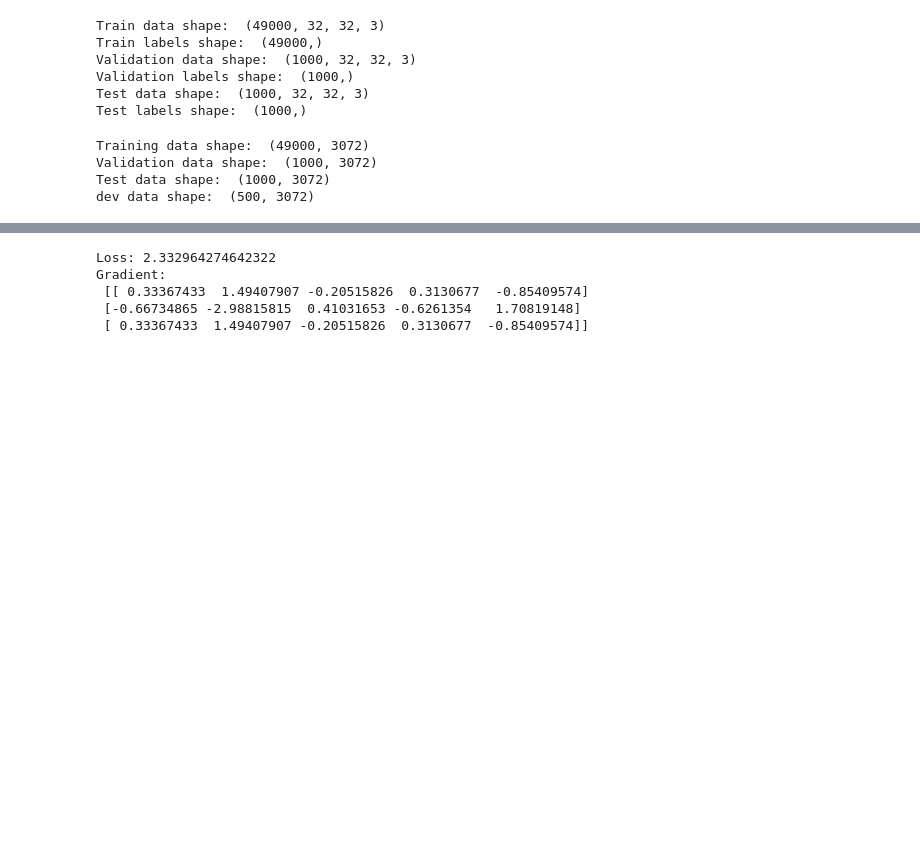
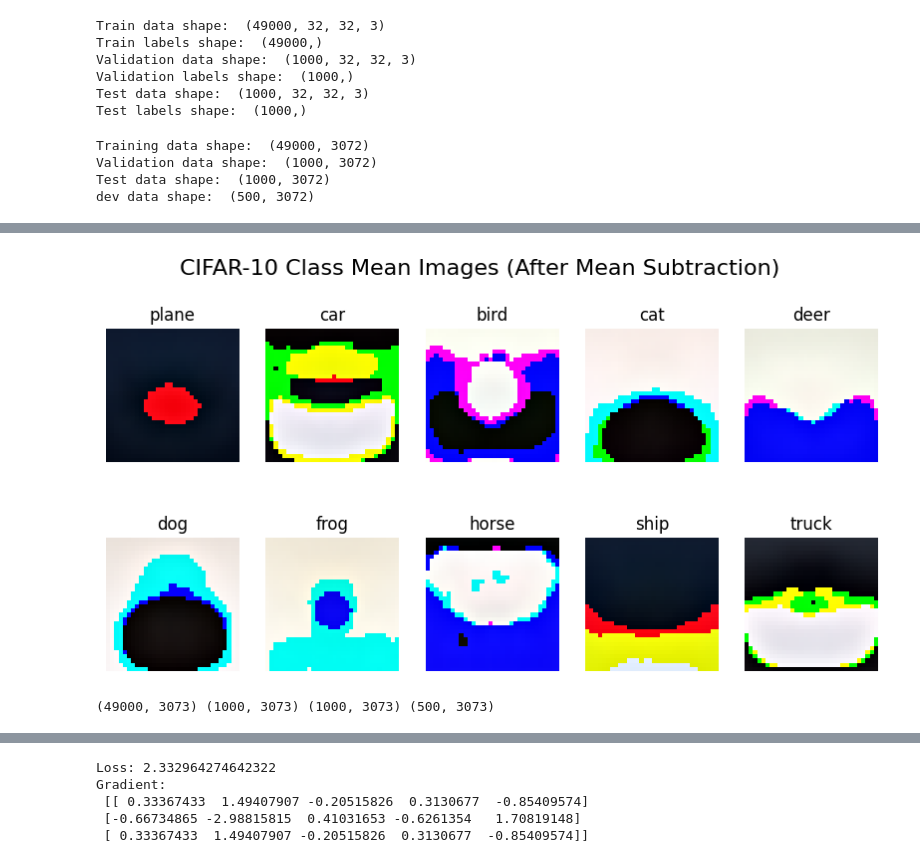
Before and after one commit to adityaswamii/deep-learning-for-cv, a Jupyter notebook: lectures/3-optimization.ipynb, the cells around one changed output, grey strips where cells are left out. Cells and saved outputs as stored; diff of their text form; code cells hidden in the pictures; blank space fills up the shorter version.

```diff
--- a/lectures/3-optimization.ipynb
+++ b/lectures/3-optimization.ipynb
@@ -139,3 +150,34 @@ print(X_train.shape, X_val.shape, X_test.shape, X_dev.shape)
+# %%
+# Compute the image mean for each class (after subtracting overall mean)
+
+classes = ['plane', 'car', 'bird', 'cat', 'deer', 'dog', 'frog', 'horse', 'ship', 'truck']
+class_image_means = {}
+for y in range(10):
+    X_class = X_train[y_train == y]
+    class_image_means[y] = np.mean(X_class, axis=0)
+
+# show class means
+plt.figure(figsize=(10,5))
+for y in range(10):
+    plt.subplot(2, 5, y+1)
+    plt.imshow(class_image_means[y].reshape(32,32,3).astype('uint8'))
+    plt.axis('off')
+    plt.title(f'{classes[y]}')
+plt.suptitle('CIFAR-10 Class Mean Images (After Mean Subtraction)', fontsize=16)
+plt.show()
+# %% [output]
+[figure, added]
+# %%
+# third: append the bias dimension of ones (i.e. bias trick) so that our classifier
+# only has to worry about optimizing a single weight matrix W.
+X_train = np.hstack([X_train, np.ones((X_train.shape[0], 1))])
+X_val = np.hstack([X_val, np.ones((X_val.shape[0], 1))])
+X_test = np.hstack([X_test, np.ones((X_test.shape[0], 1))])
+X_dev = np.hstack([X_dev, np.ones((X_dev.shape[0], 1))])
+
+print(X_train.shape, X_val.shape, X_test.shape, X_dev.shape)
+# %% [output]
+(49000, 3073) (1000, 3073) (1000, 3073) (500, 3073)
 # %%
 # Loss Function Definitions
 
```
Also changed, not shown: parts of 8 cells of this notebook.
